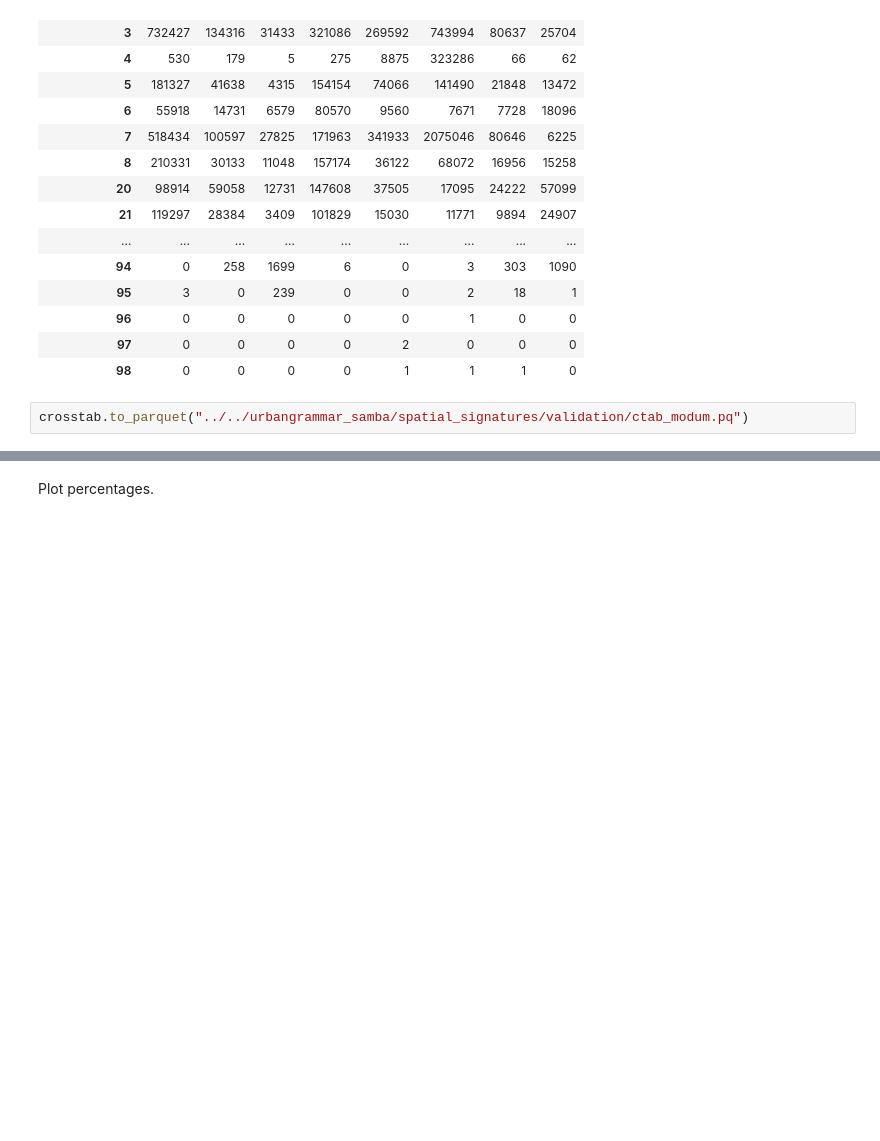
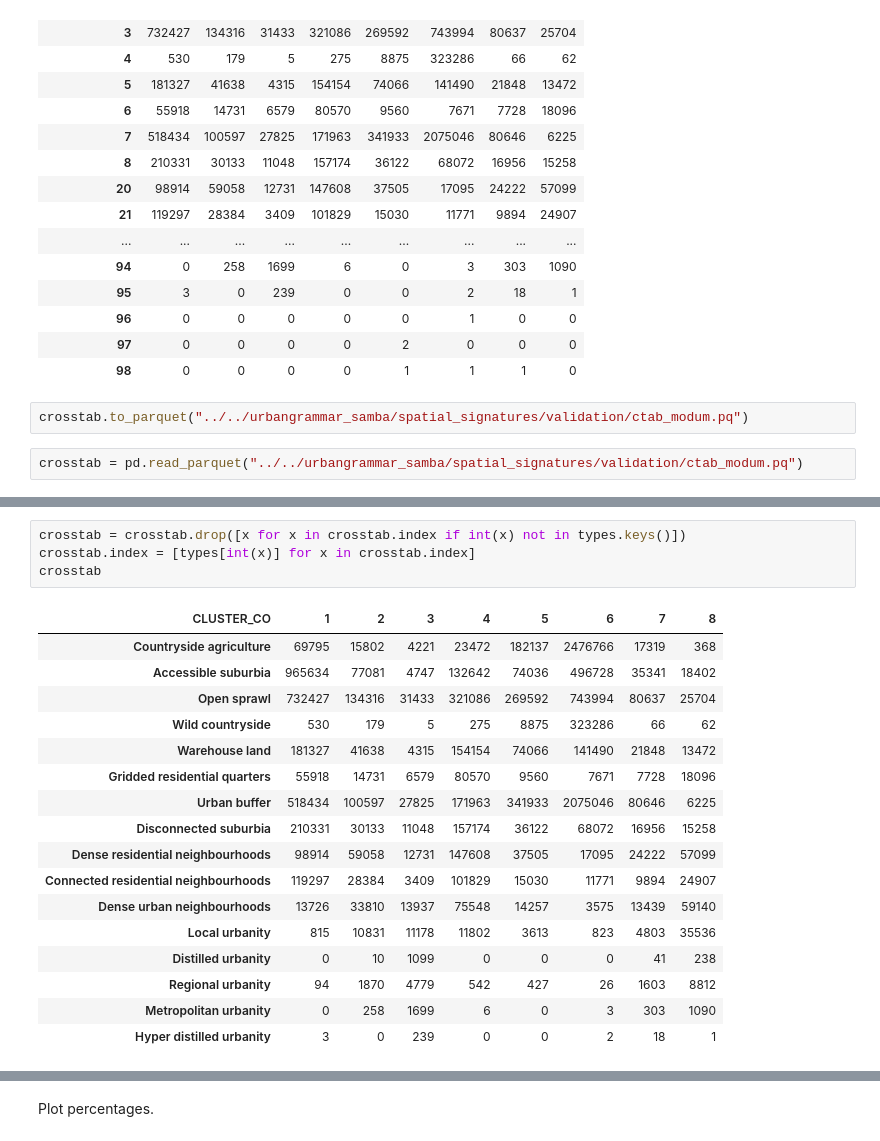
Before and after one commit to urbangrammarai/spatial_signatures, a Jupyter notebook: clusters/validation.ipynb, the cells around one changed output, grey strips where cells are left out. Cells and saved outputs as stored; diff of their text form; blank space fills up the shorter version.

```diff
--- a/clusters/validation.ipynb
+++ b/clusters/validation.ipynb
@@ -246,3 +311,5 @@ crosstab
 | 98 | 0 | 0 | 0 | 0 | 1 | 1 | 1 | 0 |
 # %%
 crosstab.to_parquet("../../urbangrammar_samba/spatial_signatures/validation/ctab_modum.pq")
+# %%
+crosstab = pd.read_parquet("../../urbangrammar_samba/spatial_signatures/validation/ctab_modum.pq")
@@ -248,0 +341,22 @@ crosstab.to_parquet("../../urbangrammar_samba/spatial_signatures/validation/ctab
+# %%
+crosstab = crosstab.drop([x for x in crosstab.index if int(x) not in types.keys()])
+crosstab.index = [types[int(x)] for x in crosstab.index]
+crosstab
+# %% [output]
+| CLUSTER_CO | 1 | 2 | 3 | 4 | 5 | 6 | 7 | 8 |
+| Countryside agriculture | 69795 | 15802 | 4221 | 23472 | 182137 | 2476766 | 17319 | 368 |
+| Accessible suburbia | 965634 | 77081 | 4747 | 132642 | 74036 | 496728 | 35341 | 18402 |
+| Open sprawl | 732427 | 134316 | 31433 | 321086 | 269592 | 743994 | 80637 | 25704 |
+| Wild countryside | 530 | 179 | 5 | 275 | 8875 | 323286 | 66 | 62 |
+| Warehouse land | 181327 | 41638 | 4315 | 154154 | 74066 | 141490 | 21848 | 13472 |
+| Gridded residential quarters | 55918 | 14731 | 6579 | 80570 | 9560 | 7671 | 7728 | 18096 |
+| Urban buffer | 518434 | 100597 | 27825 | 171963 | 341933 | 2075046 | 80646 | 6225 |
+| Disconnected suburbia | 210331 | 30133 | 11048 | 157174 | 36122 | 68072 | 16956 | 15258 |
+| Dense residential neighbourhoods | 98914 | 59058 | 12731 | 147608 | 37505 | 17095 | 24222 | 57099 |
+| Connected residential neighbourhoods | 119297 | 28384 | 3409 | 101829 | 15030 | 11771 | 9894 | 24907 |
+| Dense urban neighbourhoods | 13726 | 33810 | 13937 | 75548 | 14257 | 3575 | 13439 | 59140 |
+| Local urbanity | 815 | 10831 | 11178 | 11802 | 3613 | 823 | 4803 | 35536 |
+| Distilled urbanity | 0 | 10 | 1099 | 0 | 0 | 0 | 41 | 238 |
+| Regional urbanity | 94 | 1870 | 4779 | 542 | 427 | 26 | 1603 | 8812 |
+| Metropolitan urbanity | 0 | 258 | 1699 | 6 | 0 | 3 | 303 | 1090 |
+| Hyper distilled urbanity | 3 | 0 | 239 | 0 | 0 | 2 | 18 | 1 |
```
Also changed, not shown: parts of 18 cells of this notebook, 1 other file.
